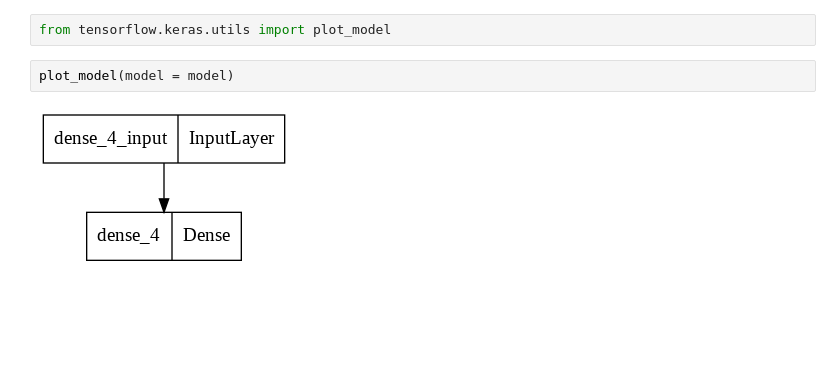
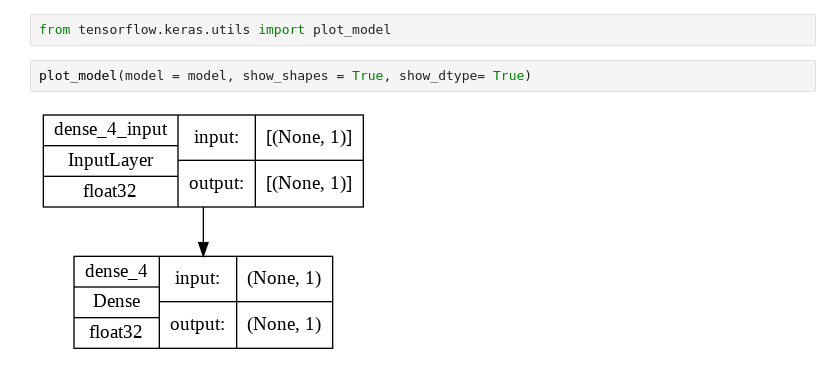
Before and after one commit to sasumwen/tensorflow-developer-certificate_ZTM, a Jupyter notebook: 01_Neural_Network_Regression_with_TensorFlow.ipynb, the cells around one changed output. Drawn from its saved outputs; the diff is of its cells as text; blank space fills up the shorter version.

```diff
--- a/01_Neural_Network_Regression_with_TensorFlow.ipynb
+++ b/01_Neural_Network_Regression_with_TensorFlow.ipynb
@@ -335,6 +335,6 @@ _________________________________________________________________
 # %%
 from tensorflow.keras.utils import plot_model
 # %%
-plot_model(model = model)
+plot_model(model = model, show_shapes = True, show_dtype= True)
 # %% [output]
-[figure, old version]
+[figure, new version]
```
Also changed, not shown: parts of 1 cell of this notebook.
